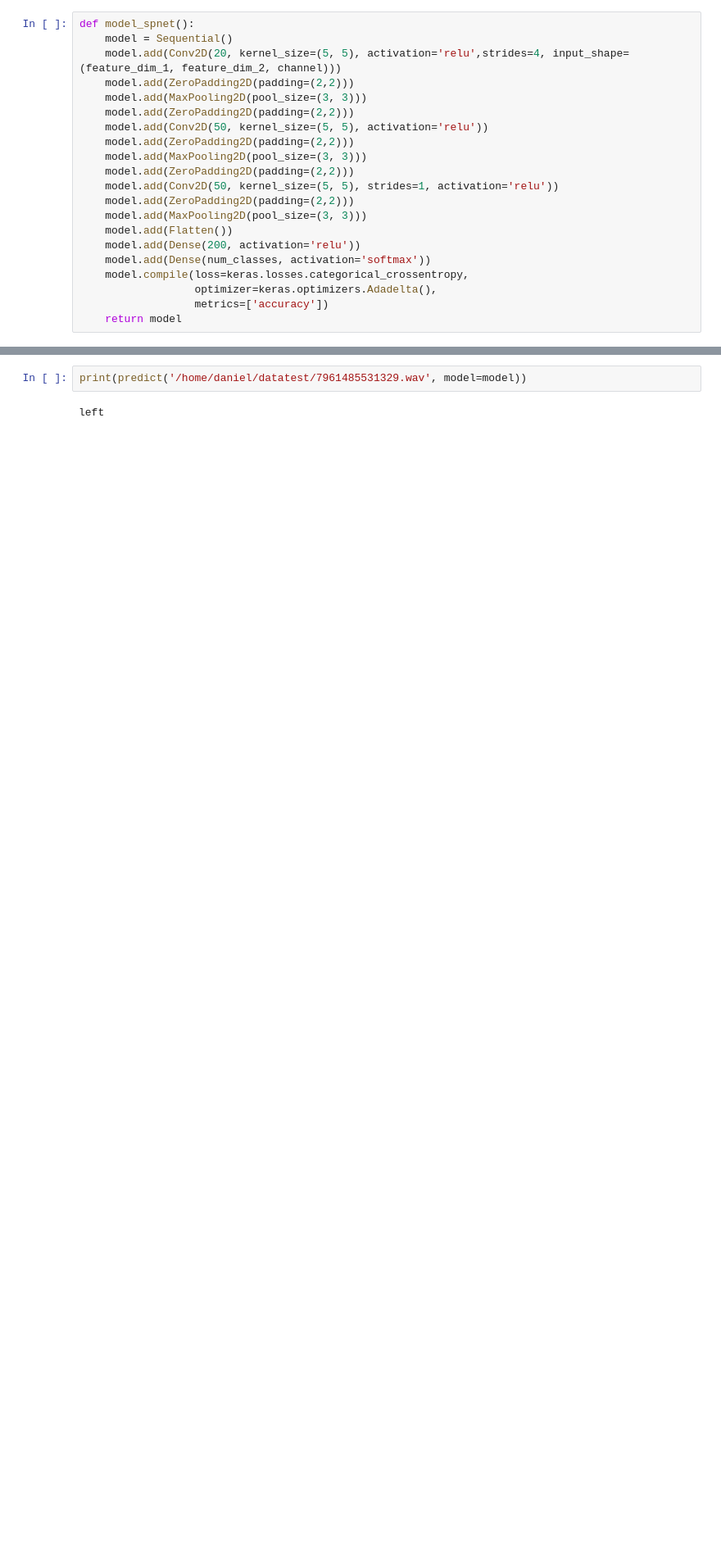
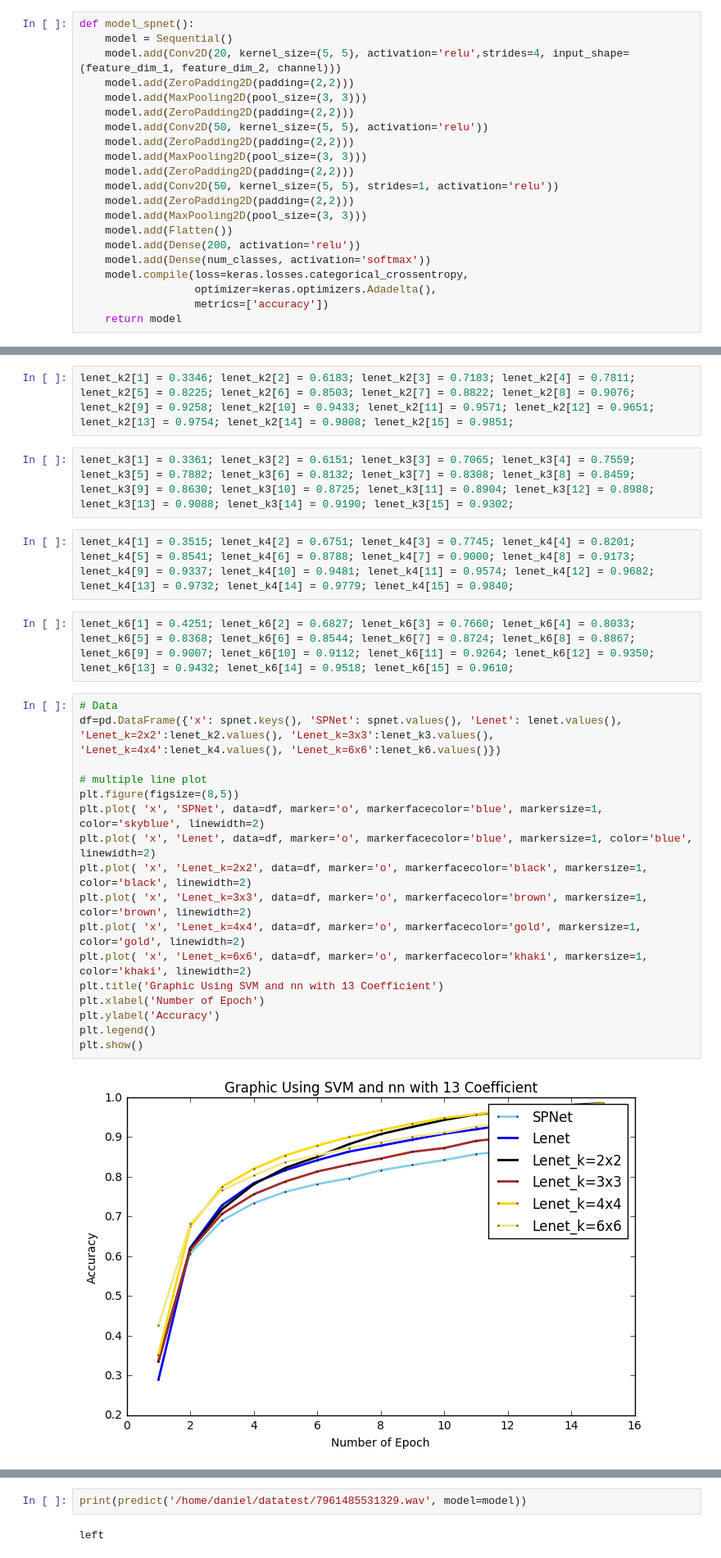
Before and after one commit to iss14036/Single-Word-Recognition-with-CNN, a Jupyter notebook: CNN.ipynb, the cells around one changed output, grey strips where cells are left out. Shown: that part at 82% size. Saved outputs shown, nothing was run; the diff lists cells and outputs as text; blank space fills up the shorter version.

```diff
--- a/CNN.ipynb
+++ b/CNN.ipynb
@@ -376,0 +471,31 @@ KeyboardInterrupt:
+# %%
+lenet_k2[1] = 0.3346; lenet_k2[2] = 0.6183; lenet_k2[3] = 0.7183; lenet_k2[4] = 0.7811; lenet_k2[5] = 0.8225; lenet_k2[6] = 0.8503; lenet_k2[7] = 0.8822; lenet_k2[8] = 0.9076;
+lenet_k2[9] = 0.9258; lenet_k2[10] = 0.9433; lenet_k2[11] = 0.9571; lenet_k2[12] = 0.9651; lenet_k2[13] = 0.9754; lenet_k2[14] = 0.9808; lenet_k2[15] = 0.9851;
+# %%
+lenet_k3[1] = 0.3361; lenet_k3[2] = 0.6151; lenet_k3[3] = 0.7065; lenet_k3[4] = 0.7559; lenet_k3[5] = 0.7882; lenet_k3[6] = 0.8132; lenet_k3[7] = 0.8308; lenet_k3[8] = 0.8459;
+lenet_k3[9] = 0.8630; lenet_k3[10] = 0.8725; lenet_k3[11] = 0.8904; lenet_k3[12] = 0.8988; lenet_k3[13] = 0.9088; lenet_k3[14] = 0.9190; lenet_k3[15] = 0.9302;
+# %%
+lenet_k4[1] = 0.3515; lenet_k4[2] = 0.6751; lenet_k4[3] = 0.7745; lenet_k4[4] = 0.8201; lenet_k4[5] = 0.8541; lenet_k4[6] = 0.8788; lenet_k4[7] = 0.9000; lenet_k4[8] = 0.9173;
+lenet_k4[9] = 0.9337; lenet_k4[10] = 0.9481; lenet_k4[11] = 0.9574; lenet_k4[12] = 0.9682; lenet_k4[13] = 0.9732; lenet_k4[14] = 0.9779; lenet_k4[15] = 0.9840;
+# %%
+lenet_k6[1] = 0.4251; lenet_k6[2] = 0.6827; lenet_k6[3] = 0.7660; lenet_k6[4] = 0.8033; lenet_k6[5] = 0.8368; lenet_k6[6] = 0.8544; lenet_k6[7] = 0.8724; lenet_k6[8] = 0.8867;
+lenet_k6[9] = 0.9007; lenet_k6[10] = 0.9112; lenet_k6[11] = 0.9264; lenet_k6[12] = 0.9350; lenet_k6[13] = 0.9432; lenet_k6[14] = 0.9518; lenet_k6[15] = 0.9610;
+# %%
+# Data
+df=pd.DataFrame({'x': spnet.keys(), 'SPNet': spnet.values(), 'Lenet': lenet.values(), 'Lenet_k=2x2':lenet_k2.values(), 'Lenet_k=3x3':lenet_k3.values(), 'Lenet_k=4x4':lenet_k4.values(), 'Lenet_k=6x6':lenet_k6.values()})
+
+# multiple line plot
+plt.figure(figsize=(8,5))
+plt.plot( 'x', 'SPNet', data=df, marker='o', markerfacecolor='blue', markersize=1, color='skyblue', linewidth=2)
+plt.plot( 'x', 'Lenet', data=df, marker='o', markerfacecolor='blue', markersize=1, color='blue', linewidth=2)
+plt.plot( 'x', 'Lenet_k=2x2', data=df, marker='o', markerfacecolor='black', markersize=1, color='black', linewidth=2)
+plt.plot( 'x', 'Lenet_k=3x3', data=df, marker='o', markerfacecolor='brown', markersize=1, color='brown', linewidth=2)
+plt.plot( 'x', 'Lenet_k=4x4', data=df, marker='o', markerfacecolor='gold', markersize=1, color='gold', linewidth=2)
+plt.plot( 'x', 'Lenet_k=6x6', data=df, marker='o', markerfacecolor='khaki', markersize=1, color='khaki', linewidth=2)
+plt.title('Graphic Using SVM and nn with 13 Coefficient')
+plt.xlabel('Number of Epoch')
+plt.ylabel('Accuracy')
+plt.legend()
+plt.show()
+# %% [output]
+[figure, added]
```
Also changed, not shown: parts of 42 cells of this notebook.
